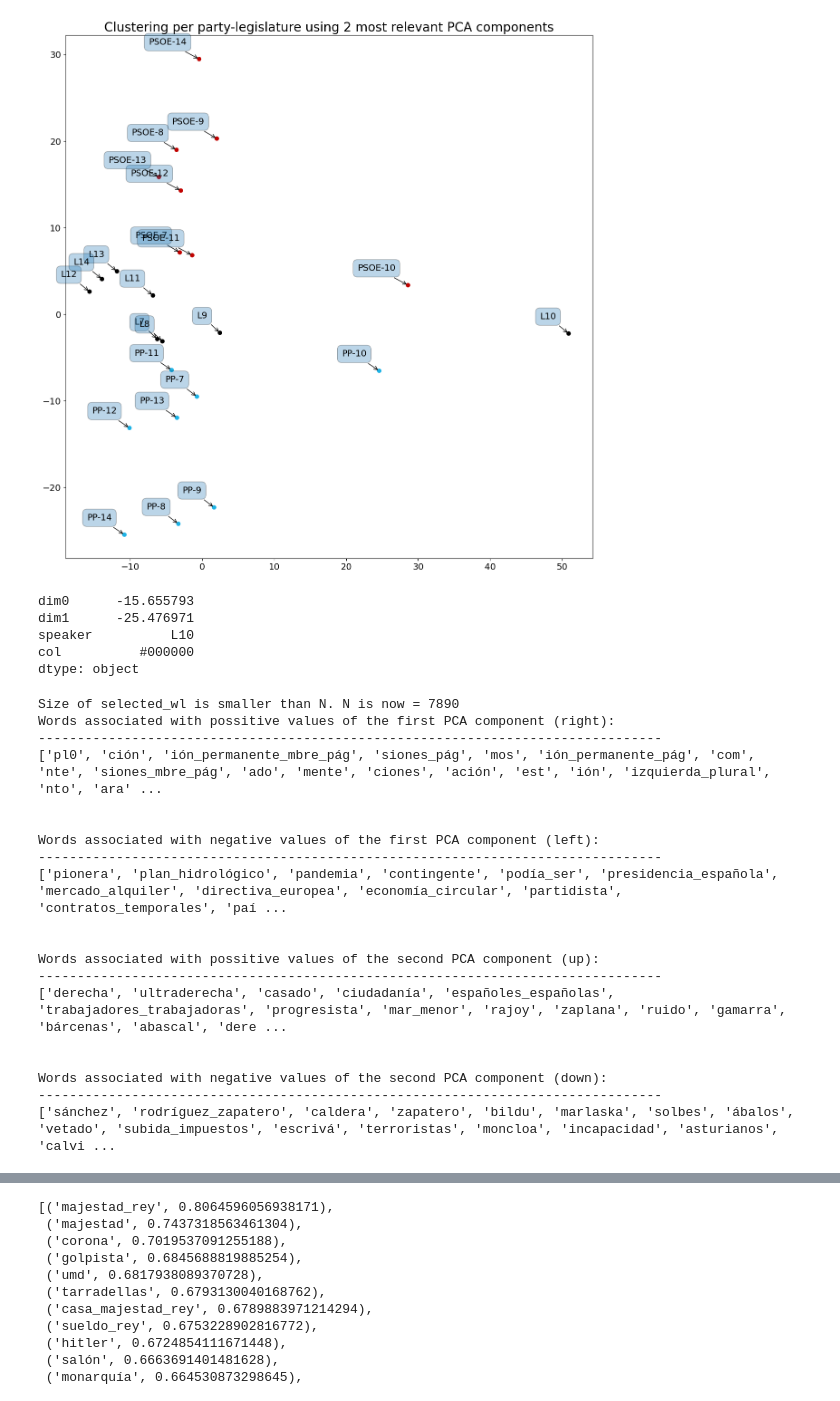
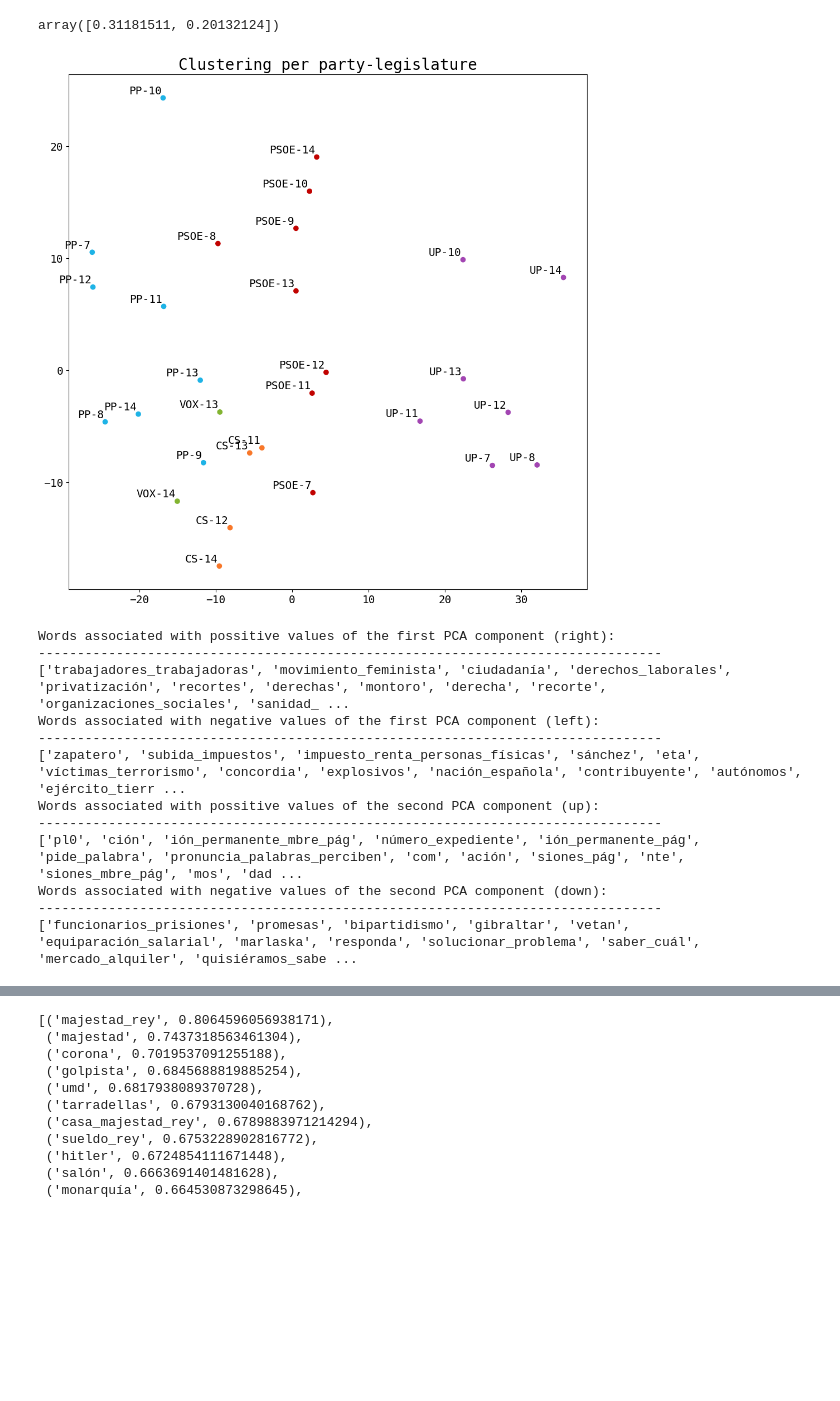
Before and after one commit to dibuja/polarisation-nlp, a Jupyter notebook: notebooks/interpreting.ipynb, the cells around one changed output, grey strips where cells are left out. Saved outputs shown, nothing was run; the diff lists cells and outputs as text; code cells hidden in the pictures; blank space fills up the shorter version.

Commit message:
concept interpretation map. Best model.

```diff
--- a/notebooks/interpreting.ipynb
+++ b/notebooks/interpreting.ipynb
@@ -8,5 +8,6 @@ import matplotlib as mpl
 import matplotlib.pyplot as plt
 # %%
 emb = gensim.models.doc2vec.Doc2Vec.load('../models/party_lvl-dm-m-d20-n5-w10-mc5-s0.001-t8.mdl')
+emb_rp = gensim.models.doc2vec.Doc2Vec.load('../models/party_lvl-dm-m-d20-n5-w10-mc5-s0.001-t8-e10-bigrams-2tags-2-reduced-parties.mdl')
 #emb2 = gensim.models.doc2vec.Doc2Vec.load('../models/party_lvl-dm-m-d20-n5-w10-mc5-s0.001-t8-e10-bigrams-2tags-pp-psoe-only.mdl')
 #emb2 = gensim.models.doc2vec.Doc2Vec.load('../models/party_lvl-dm-m-d300-n5-w20-mc5-s1e-6-t8-e100-bigrams-2tags-pp-psoe-only.mdl')
@@ -15,3 +34,9 @@ FileNotFoundError: [Errno 2] No such file or directory: '../models/party_lvl-dm-
+# %%
+dr.explained_variance_ratio_
+
+# Try T-SNE.
+# %% [output]
+array([0.31181511, 0.20132124])
 # %%
 def reduce_dimension(model, n=2):
     speakers = [item for item in model.dv.index_to_key] #if '-' in item]
@@ -70,52 +95,45 @@ def get_color(reduced):
             col.append('#f99f00')
         elif 'PNV' in spk[i]:
             # #008146
             # rgba(0,129,70,255)
             col.append('#008146')
         elif 'EHB' in spk[i]:
             # #bbce00
             # rgba(187,206,0,255)
             col.append('#bbce00')
         else:
             col.append('#000000')
 
     reduced['col'] = col
     return reduced
 
 def plot(reduced):
     mpl.rcParams['axes.titlesize'] = 20
     mpl.rcParams['axes.labelsize'] = 20
     mpl.rcParams['font.size'] = 14
+    mpl.rcParams['font.family'] = 'monospace'
 
-    plt.figure(figsize=(15, 15))
-    plt.scatter(reduced.dim0, reduced.dim1, c=reduced.col)
-    texts = []
+    # Select only parties:
+    rp = reduced.loc[reduced['speaker'].str.contains('-')]
 
-    for label, x, y in zip(reduced.speaker, reduced.dim0, reduced.dim1):
+    plt.figure(figsize=(12, 12))
+    plt.scatter(rp.dim0, rp.dim1, c=rp.col)
+
+    for label, x, y in zip(rp.speaker, rp.dim0, rp.dim1):
         plt.annotate(
             label,
-            xy=(x, y), xytext=(-20, 20),
-            textcoords='offset points', ha='right', va='bottom',
-            bbox=dict(boxstyle='round,pad=0.5', alpha=0.3),
-            arrowprops=dict(arrowstyle='->', connectionstyle='arc3,rad=0'))
+            xy=(x, y), xytext=(-2, 2),
+            textcoords='offset points', ha='right', va='bottom')
 
     plt.title(
-        'Clustering per party-legislature using 2 most relevant PCA components')
+        'Clustering per party-legislature')
     plt.show()
 
-Z, dr = reduce_dimension(emb)
+Z, dr = reduce_dimension(emb_rp)
 reduced = get_color(Z)
 plot(reduced)
 # %% [output]
-[figure, old version]
+[figure, new version]
-# %%
-reduced.min()
-# %% [output]
-dim0      -15.655793
-dim1      -25.476971
-speaker          L10
-col          #000000
-dtype: object
 # %%
 def interpret(emb, pca, N, min_count, max_count, topn) -> list:
 
@@ -142,6 +160,7 @@ def interpret(emb, pca, N, min_count, max_count, topn) -> list:
     for i, w in enumerate(selected_wl):
         M[i, :] = pca.transform(emb.wv[w].reshape(1, -1))
 
+
     # Compute euclidean distances to each corner of the reduced embedding space.
     right = euclidean_distances(M, np.array([max[0], 0]).reshape(1, -1))
     left = euclidean_distances(M, np.array([min[0], 0]).reshape(1, -1))
@@ -158,41 +177,32 @@ def interpret(emb, pca, N, min_count, max_count, topn) -> list:
     print('Words associated with possitive values of the first PCA component (right):')
     print(80*'-')
     print(similarities.sort_values(by='right')['word'].tolist()[0:topn])
-    print('\n')
 
     print('Words associated with negative values of the first PCA component (left):')
     print(80*'-')
     print(similarities.sort_values(by='left')['word'].tolist()[0:topn])
-    print('\n')
 
     print('Words associated with possitive values of the second PCA component (up):')
     print(80*'-')
     print(similarities.sort_values(by='up')['word'].tolist()[0:topn])
-    print('\n')
 
     print('Words associated with negative values of the second PCA component (down):')
     print(80*'-')
     print(similarities.sort_values(by='down')['word'].tolist()[0:topn])
-    print('\n')
 
-interpret(emb2, dr, 10000, 200, 10000, 50)
+    return M, selected_wl
+
+m, wl = interpret(emb_rp, dr, 10000, 200, 10000, 50)
 # %% [output]
-Size of selected_wl is smaller than N. N is now = 7890
 Words associated with possitive values of the first PCA component (right):
 --------------------------------------------------------------------------------
-['pl0', 'ción', 'ión_permanente_mbre_pág', 'siones_pág', 'mos', 'ión_permanente_pág', 'com', 'nte', 'siones_mbre_pág', 'ado', 'mente', 'ciones', 'ación', 'est', 'ión', 'izquierda_plural', 'nto', 'ara' ...
-
-
+['trabajadores_trabajadoras', 'movimiento_feminista', 'ciudadanía', 'derechos_laborales', 'privatización', 'recortes', 'derechas', 'montoro', 'derecha', 'recorte', 'organizaciones_sociales', 'sanidad_ ...
 Words associated with negative values of the first PCA component (left):
 --------------------------------------------------------------------------------
-['pionera', 'plan_hidrológico', 'pandemia', 'contingente', 'podía_ser', 'presidencia_española', 'mercado_alquiler', 'directiva_europea', 'economía_circular', 'partidista', 'contratos_temporales', 'paí ...
-
-
+['zapatero', 'subida_impuestos', 'impuesto_renta_personas_físicas', 'sánchez', 'eta', 'víctimas_terrorismo', 'concordia', 'explosivos', 'nación_española', 'contribuyente', 'autónomos', 'ejército_tierr ...
 Words associated with possitive values of the second PCA component (up):
 --------------------------------------------------------------------------------
-['derecha', 'ultraderecha', 'casado', 'ciudadanía', 'españoles_españolas', 'trabajadores_trabajadoras', 'progresista', 'mar_menor', 'rajoy', 'zaplana', 'ruido', 'gamarra', 'bárcenas', 'abascal', 'dere ...
-
-
+['pl0', 'ción', 'ión_permanente_mbre_pág', 'número_expediente', 'ión_permanente_pág', 'pide_palabra', 'pronuncia_palabras_perciben', 'com', 'ación', 'siones_pág', 'nte', 'siones_mbre_pág', 'mos', 'dad ...
 Words associated with negative values of the second PCA component (down):
 --------------------------------------------------------------------------------
-['sánchez', 'rodríguez_zapatero', 'caldera', 'zapatero', 'bildu', 'marlaska', 'solbes', 'ábalos', 'vetado', 'subida_impuestos', 'escrivá', 'terroristas', 'moncloa', 'incapacidad', 'asturianos', 'calvi ...
+['funcionarios_prisiones', 'promesas', 'bipartidismo', 'gibraltar', 'vetan', 'equiparación_salarial', 'marlaska', 'responda', 'solucionar_problema', 'saber_cuál', 'mercado_alquiler', 'quisiéramos_sabe ...
```
Also changed, not shown: parts of 7 cells of this notebook.
